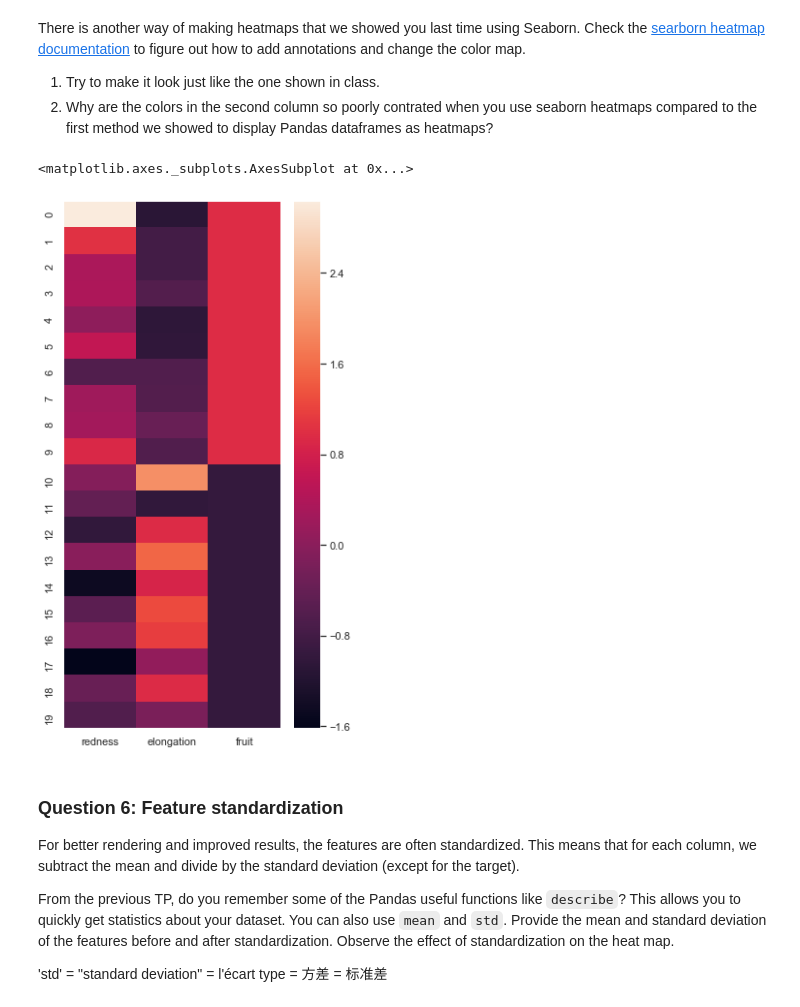
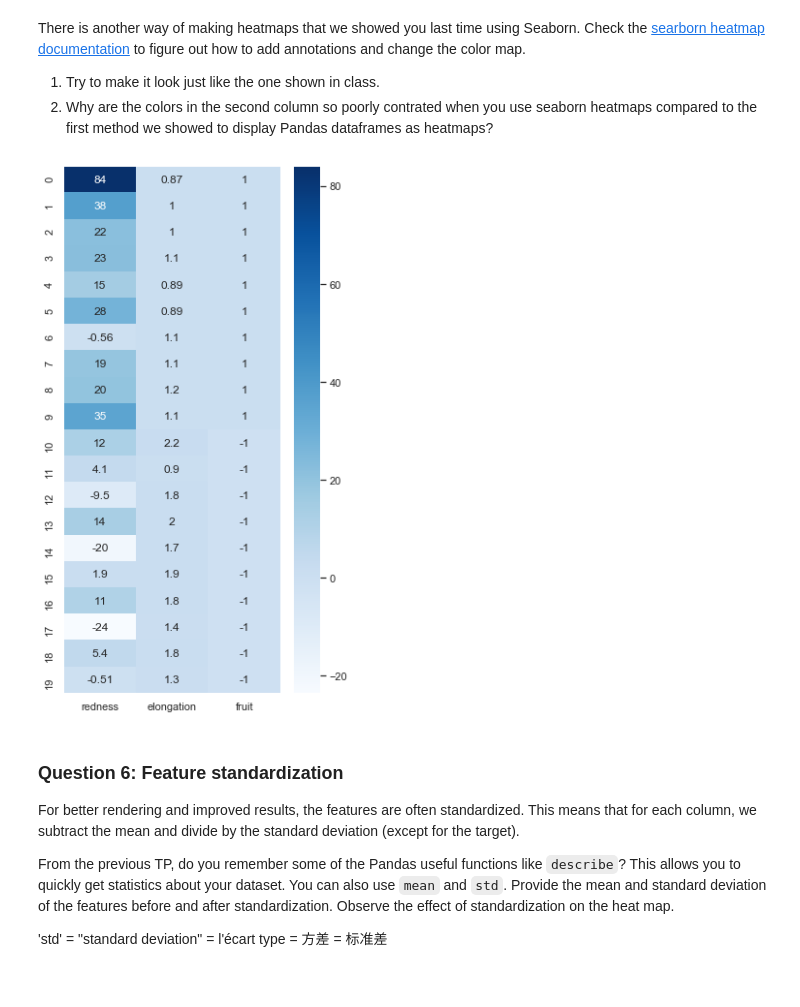
Before and after one commit to Phinease/INFO_232, a Jupyter notebook: TP1/TP1.ipynb, the cells around one changed output. Drawn from its saved outputs; the diff is of its cells as text; code cells hidden in the pictures.

```diff
--- a/TP1/TP1.ipynb
+++ b/TP1/TP1.ipynb
@@ -197,13 +196,8 @@ CORRECT
 ### Answer to question 4
 question = 4
 
-V1 = []
-for i in range(imw):
-    V1.append(np.average(V[i,:]))
-
-V0 = []
-for j in range(imh):
-    V0.append(np.average(V[:,j]))
+V1 = [np.average(V[i,:]) for i in range(imw)]
+V0 = [np.average(V[:,i]) for i in range(imh)]
 
 V0_idx = [i for i in range(imw) if V0[i]!=255]
 V1_idx = [i for i in range(imh) if V1[i]!=255]
@@ -324,13 +310,11 @@ There is another way of making heatmaps that we showed you last time using Seabo
 # %%
 import seaborn as sns; sns.set()
 fig = plt.figure(figsize=(5,10))
 # Put your code here the create a seaborn heat map
 # looking like the one shown in class
-_XY = (_XY-_XY.mean())/_XY.std() #normalizer les donnees
-sns.heatmap(_XY)
+heat = sns.heatmap(_XY,annot=True,cmap = "Blues")
 # %% [output]
-<matplotlib.axes._subplots.AxesSubplot at 0x...>
-[figure, old version]
+[figure, new version]
 # %% [markdown]
 ### Question 6: Feature standardization
 For better rendering and improved results, the features are often standardized. This means that for each column, we subtract the mean and divide by the standard deviation (except for the target).
```
Also changed, not shown: parts of 9 cells of this notebook.
